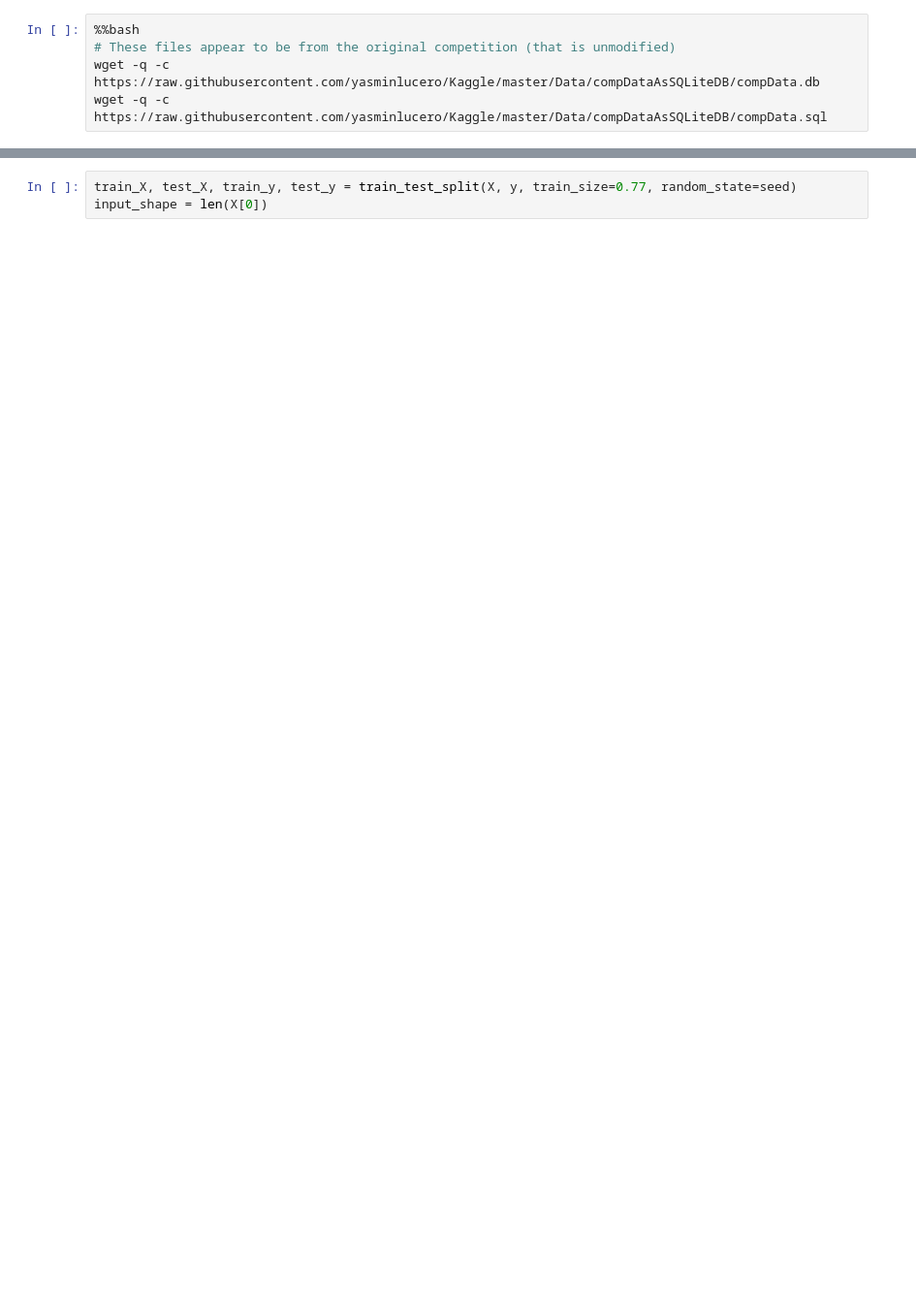
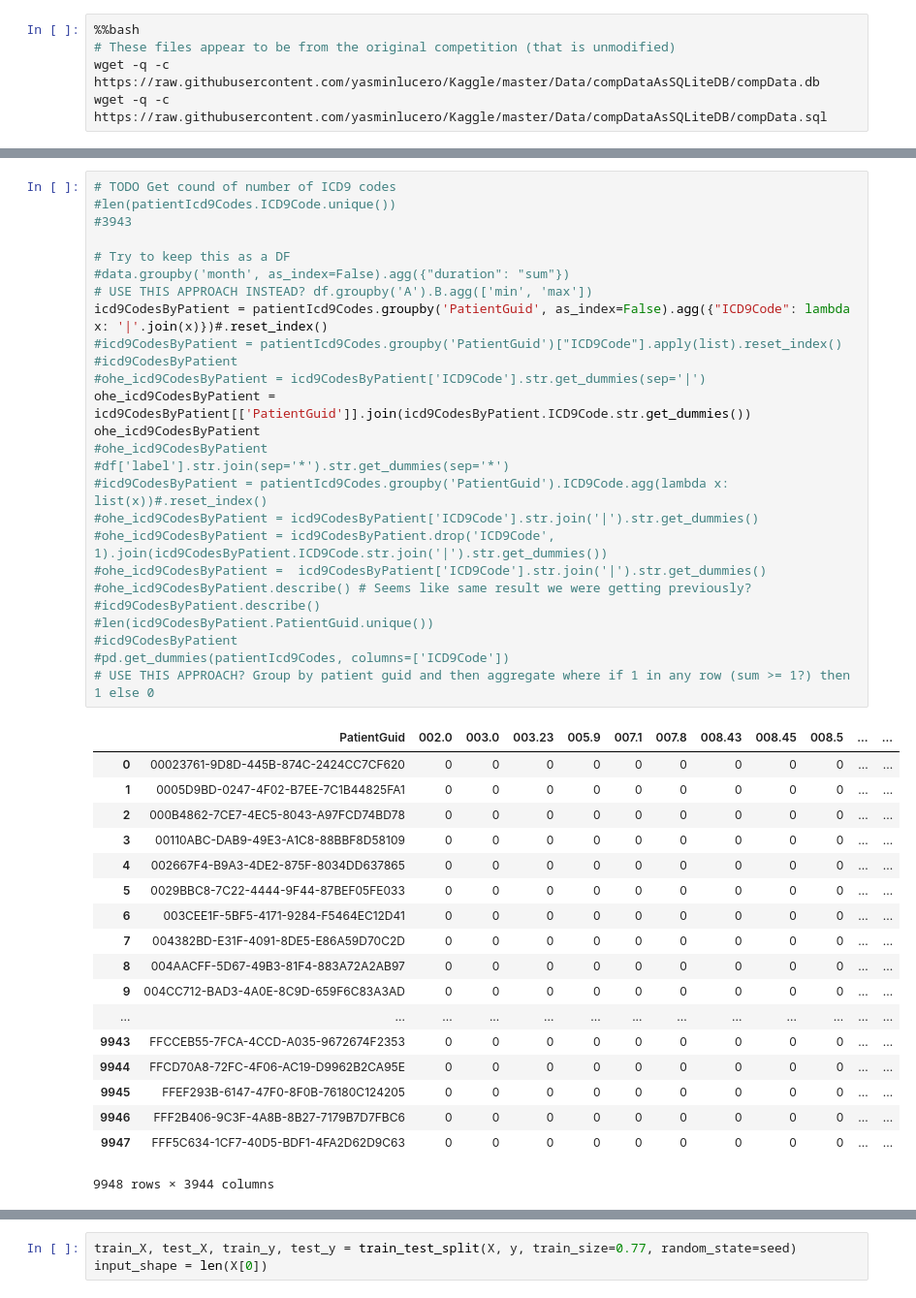
Before and after one commit to robmoore/diabetes-prediction, a Jupyter notebook: Practice Fusion Diabetes Challenge.ipynb, the cells around one changed output, grey strips where cells are left out. Shown at 97% size. Drawn from its saved outputs; the diff is of its cells as text; blank space fills up the shorter version.

Commit message:
Adding interim copy to capture linear model. Will clean this up and treat it separately for simplicity's sake. Also fixed issue with OHE diagnoses data.

```diff
--- a/Practice Fusion Diabetes Challenge.ipynb
+++ b/Practice Fusion Diabetes Challenge.ipynb
@@ -127,5 +133,50 @@ def processPatientSmoking(ps):
 
     return ps
+# %%
+# TODO Get cound of number of ICD9 codes
+#len(patientIcd9Codes.ICD9Code.unique())
+#3943
+
+# Try to keep this as a DF
+#data.groupby('month', as_index=False).agg({"duration": "sum"})
+# USE THIS APPROACH INSTEAD? df.groupby('A').B.agg(['min', 'max'])
+icd9CodesByPatient = patientIcd9Codes.groupby('PatientGuid', as_index=False).agg({"ICD9Code": lambda x: '|'.join(x)})#.reset_index()
+#icd9CodesByPatient = patientIcd9Codes.groupby('PatientGuid')["ICD9Code"].apply(list).reset_index()
+#icd9CodesByPatient
+#ohe_icd9CodesByPatient = icd9CodesByPatient['ICD9Code'].str.get_dummies(sep='|')
+ohe_icd9CodesByPatient = icd9CodesByPatient[['PatientGuid']].join(icd9CodesByPatient.ICD9Code.str.get_dummies())
+ohe_icd9CodesByPatient
+#ohe_icd9CodesByPatient
+#df['label'].str.join(sep='*').str.get_dummies(sep='*')
+#icd9CodesByPatient = patientIcd9Codes.groupby('PatientGuid').ICD9Code.agg(lambda x: list(x))#.reset_index()
+#ohe_icd9CodesByPatient = icd9CodesByPatient['ICD9Code'].str.join('|').str.get_dummies()
+#ohe_icd9CodesByPatient = icd9CodesByPatient.drop('ICD9Code', 1).join(icd9CodesByPatient.ICD9Code.str.join('|').str.get_dummies())
+#ohe_icd9CodesByPatient =  icd9CodesByPatient['ICD9Code'].str.join('|').str.get_dummies()
+#ohe_icd9CodesByPatient.describe() # Seems like same result we were getting previously?
+#icd9CodesByPatient.describe()
+#len(icd9CodesByPatient.PatientGuid.unique())
+#icd9CodesByPatient
+#pd.get_dummies(patientIcd9Codes, columns=['ICD9Code'])
+# USE THIS APPROACH? Group by patient guid and then aggregate where if 1 in any row (sum >= 1?) then 1 else 0
+# %% [output]
+|  | PatientGuid | 002.0 | 003.0 | 003.23 | 005.9 | 007.1 | 007.8 | 008.43 | 008.45 | 008.5 | ... | ... |
+| 0 | 00023761-9D8D-445B-874C-2424CC7CF620 | 0 | 0 | 0 | 0 | 0 | 0 | 0 | 0 | 0 | ... | ... |
+| 1 | 0005D9BD-0247-4F02-B7EE-7C1B44825FA1 | 0 | 0 | 0 | 0 | 0 | 0 | 0 | 0 | 0 | ... | ... |
+| 2 | 000B4862-7CE7-4EC5-8043-A97FCD74BD78 | 0 | 0 | 0 | 0 | 0 | 0 | 0 | 0 | 0 | ... | ... |
+| 3 | 00110ABC-DAB9-49E3-A1C8-88BBF8D58109 | 0 | 0 | 0 | 0 | 0 | 0 | 0 | 0 | 0 | ... | ... |
+| 4 | 002667F4-B9A3-4DE2-875F-8034DD637865 | 0 | 0 | 0 | 0 | 0 | 0 | 0 | 0 | 0 | ... | ... |
+| 5 | 0029BBC8-7C22-4444-9F44-87BEF05FE033 | 0 | 0 | 0 | 0 | 0 | 0 | 0 | 0 | 0 | ... | ... |
+| 6 | 003CEE1F-5BF5-4171-9284-F5464EC12D41 | 0 | 0 | 0 | 0 | 0 | 0 | 0 | 0 | 0 | ... | ... |
+| 7 | 004382BD-E31F-4091-8DE5-E86A59D70C2D | 0 | 0 | 0 | 0 | 0 | 0 | 0 | 0 | 0 | ... | ... |
+| 8 | 004AACFF-5D67-49B3-81F4-883A72A2AB97 | 0 | 0 | 0 | 0 | 0 | 0 | 0 | 0 | 0 | ... | ... |
+| 9 | 004CC712-BAD3-4A0E-8C9D-659F6C83A3AD | 0 | 0 | 0 | 0 | 0 | 0 | 0 | 0 | 0 | ... | ... |
+| ... | ... | ... | ... | ... | ... | ... | ... | ... | ... | ... | ... | ... |
+| 9943 | FFCCEB55-7FCA-4CCD-A035-9672674F2353 | 0 | 0 | 0 | 0 | 0 | 0 | 0 | 0 | 0 | ... | ... |
+| 9944 | FFCD70A8-72FC-4F06-AC19-D9962B2CA95E | 0 | 0 | 0 | 0 | 0 | 0 | 0 | 0 | 0 | ... | ... |
+| 9945 | FFEF293B-6147-47F0-8F0B-76180C124205 | 0 | 0 | 0 | 0 | 0 | 0 | 0 | 0 | 0 | ... | ... |
+| 9946 | FFF2B406-9C3F-4A8B-8B27-7179B7D7FBC6 | 0 | 0 | 0 | 0 | 0 | 0 | 0 | 0 | 0 | ... | ... |
+| 9947 | FFF5C634-1CF7-40D5-BDF1-4FA2D62D9C63 | 0 | 0 | 0 | 0 | 0 | 0 | 0 | 0 | 0 | ... | ... |
+9948 rows × 3944 columns
 # %%
 smokingStatus = processPatientSmoking(patientSmokingStatus)
 smokingStatus
```
Also changed, not shown: parts of 14 cells of this notebook, 1 other file.
